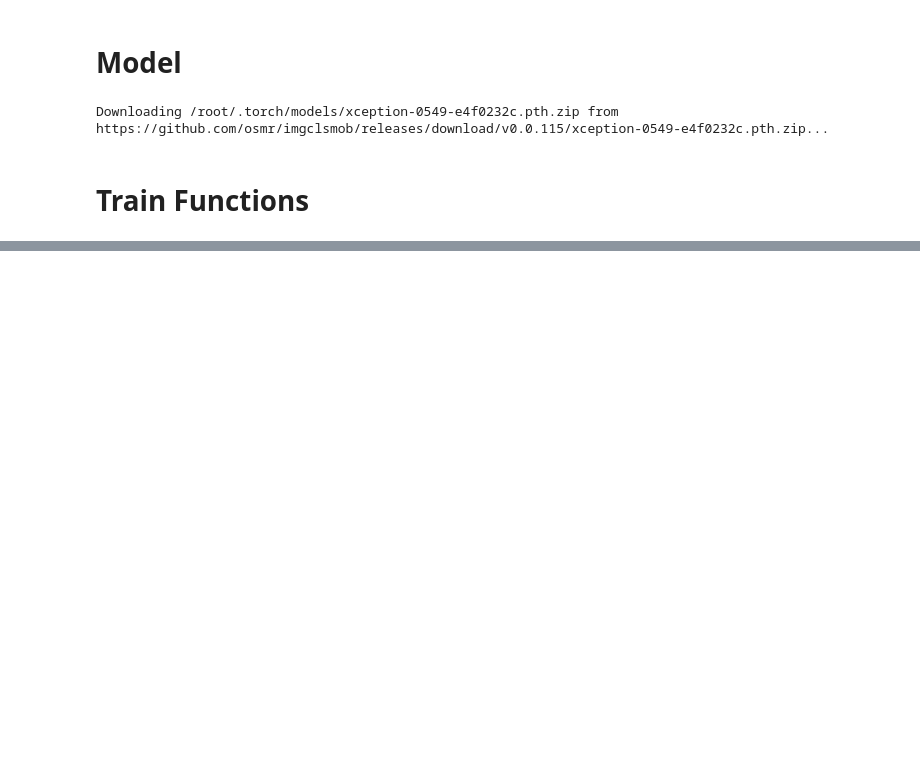
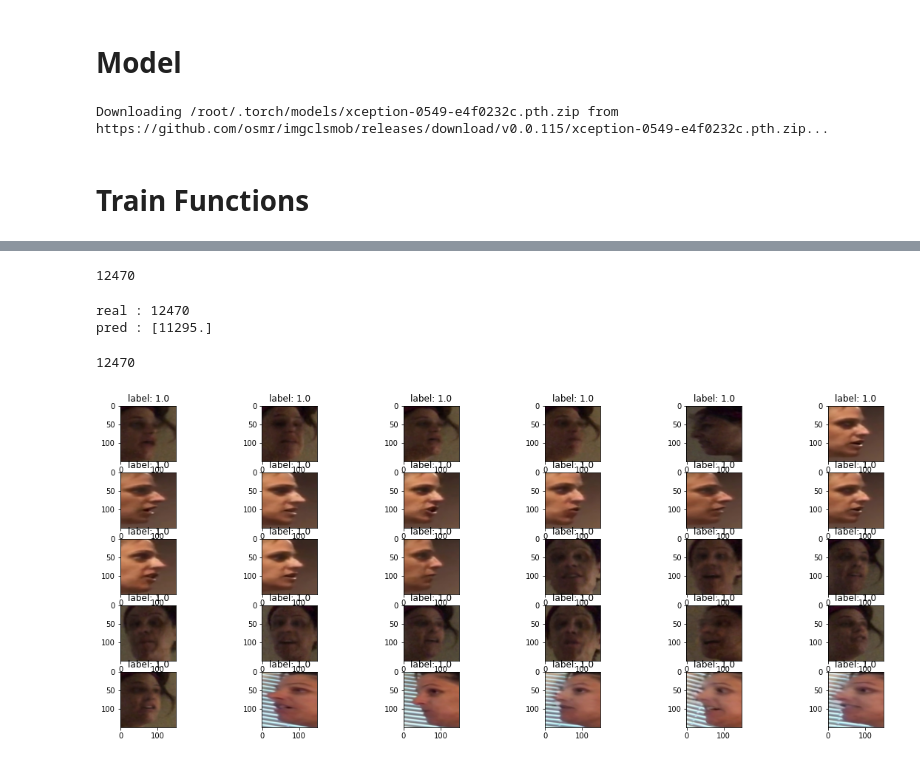
Before and after one commit to WonJunPark/Kaggle_DFDC, a Jupyter notebook: image_filter.ipynb, the cells around one changed output, grey strips where cells are left out. Drawn from its saved outputs; the diff is of its cells as text; code cells hidden in the pictures; blank space fills up the shorter version.

```diff
--- a/image_filter.ipynb
+++ b/image_filter.ipynb
@@ -351,0 +400,53 @@ RuntimeError: ignored
+# %%
+test_dataset = ImageDataset(test_X, test_y, transform=val_transform)
+# %%
+len(test_dataset)
+# %% [output]
+12470
+# %%
+model.eval()
+loss = 0
+pred = []
+real = []
+
+with torch.no_grad():
+    for img_batch, y_batch in test_loader:
+        img_batch = img_batch.cuda().float()
+        y_batch = y_batch.cuda().float()
+
+        o1 = model(img_batch)
+        l1 = criterion1(o1, y_batch)
+        loss += l1
+
+        for j in o1:
+          pred.append(F.sigmoid(j))
+        for i in y_batch:
+          real.append(i.data.cpu())
+
+pred = [p.data.cpu().numpy() for p in pred]
+pred2 = pred
+pred = [np.round(p) for p in pred]
+pred = np.array(pred)
+# %%
+print('real :',len(real))
+print('pred :',sum(pred))
+# %% [output]
+real : 12470
+pred : [11295.]
+# %%
+len(test_dataset)
+# %% [output]
+12470
+# %%
+nrow, ncol = 5, 6
+fig, axes = plt.subplots(nrow, ncol, figsize=(20, 8))
+axes = axes.flatten()
+for i, ax in enumerate(axes):
+    image, label = test_dataset[i]
+    image = np.rollaxis(image, 0, 3)
+    image = image*std + mean
+    image = np.clip(image, 0., 1.)
+    ax.imshow(image)
+    ax.set_title(f'label: {label}')
+# %% [output]
+[figure, added]
```
Also changed, not shown: parts of 7 cells of this notebook.
